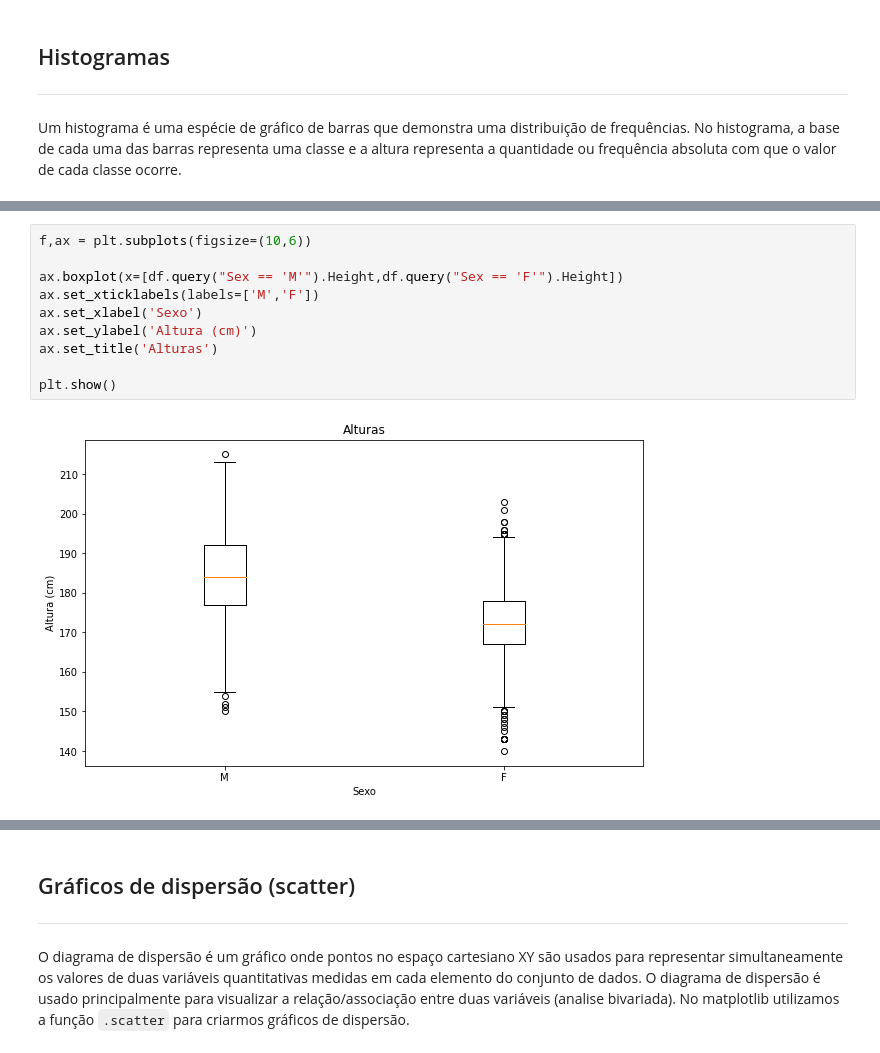
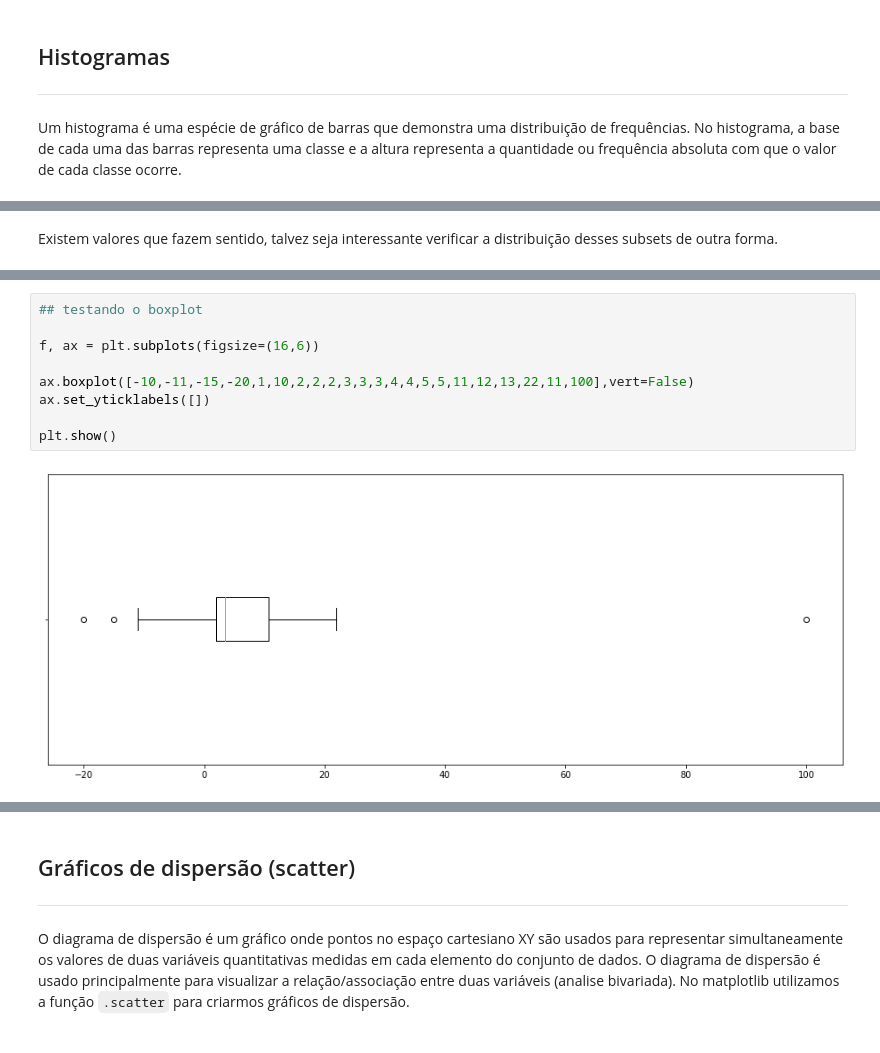
Before and after one commit to aulas-e-palestras/inove-python, a Jupyter notebook: 005_data_viz_matplotlib.ipynb, the cells around one changed output, grey strips where cells are left out. Cells and saved outputs as stored; diff of their text form.

```diff
--- a/005_data_viz_matplotlib.ipynb
+++ b/005_data_viz_matplotlib.ipynb
@@ -560,3 +495,5 @@ Text(0.5, 0, 'Anos')
+# %% [markdown]
+Existem valores que fazem sentido, talvez seja interessante verificar a distribuição desses subsets de outra forma.
 # %% [markdown]
 ## Gráficos de caixa (boxplot)
 ___
@@ -565,14 +502,13 @@ Um gráfico de caixa mostra a distribuição dos dados em quartis, realçando a
 
 ![](https://miro.medium.com/max/1400/1*NRlqiZGQdsIyAu0KzP7LaQ.png)
 # %%
-f,ax = plt.subplots(figsize=(10,6))
+## testando o boxplot
 
-ax.boxplot(x=[df.query("Sex == 'M'").Height,df.query("Sex == 'F'").Height])
-ax.set_xticklabels(labels=['M','F'])
-ax.set_xlabel('Sexo')
-ax.set_ylabel('Altura (cm)')
-ax.set_title('Alturas')
+f, ax = plt.subplots(figsize=(16,6))
+
+ax.boxplot([-10,-11,-15,-20,1,10,2,2,2,3,3,3,4,4,5,5,11,12,13,22,11,100],vert=False)
+ax.set_yticklabels([])
 
 plt.show()
 # %% [output]
-[figure, old version]
+[figure, new version]
```
Also changed, not shown: parts of 40 cells of this notebook.
